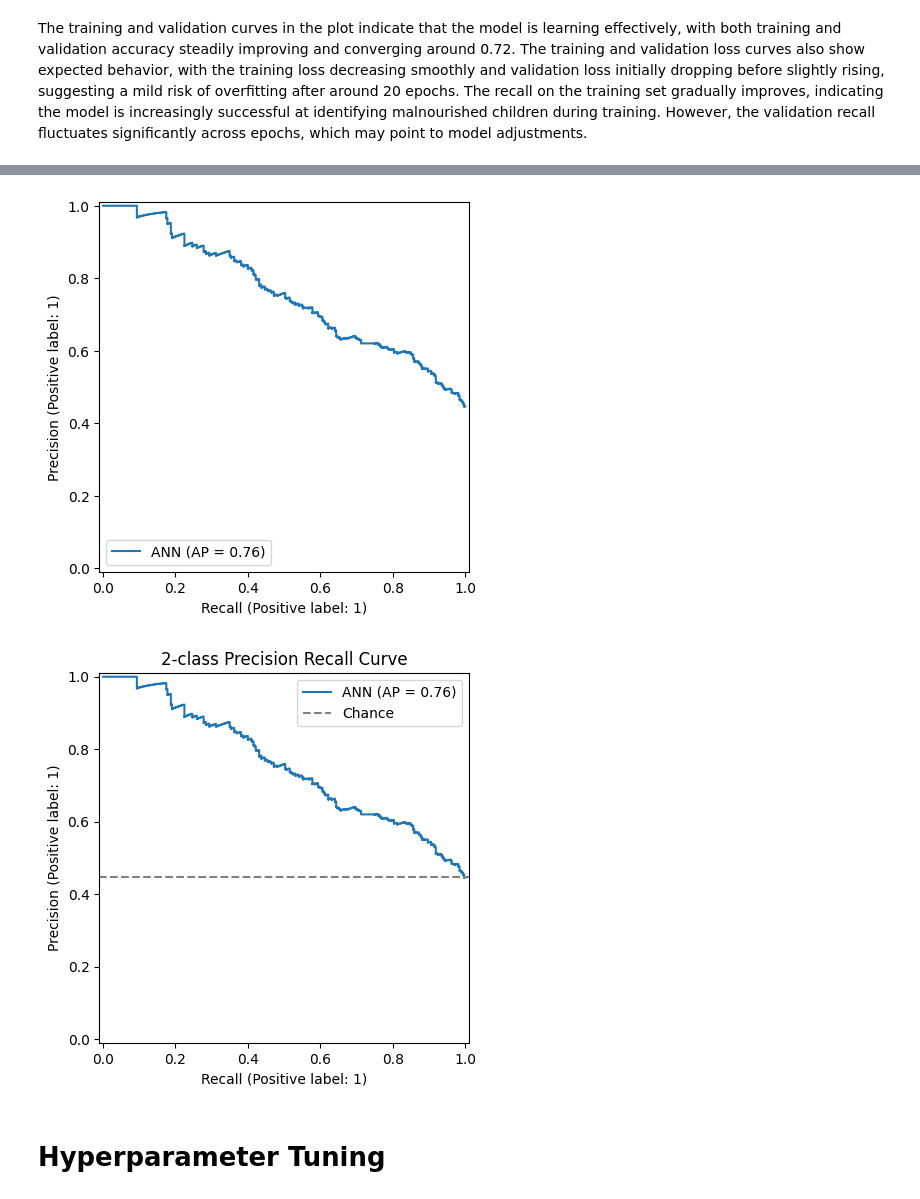
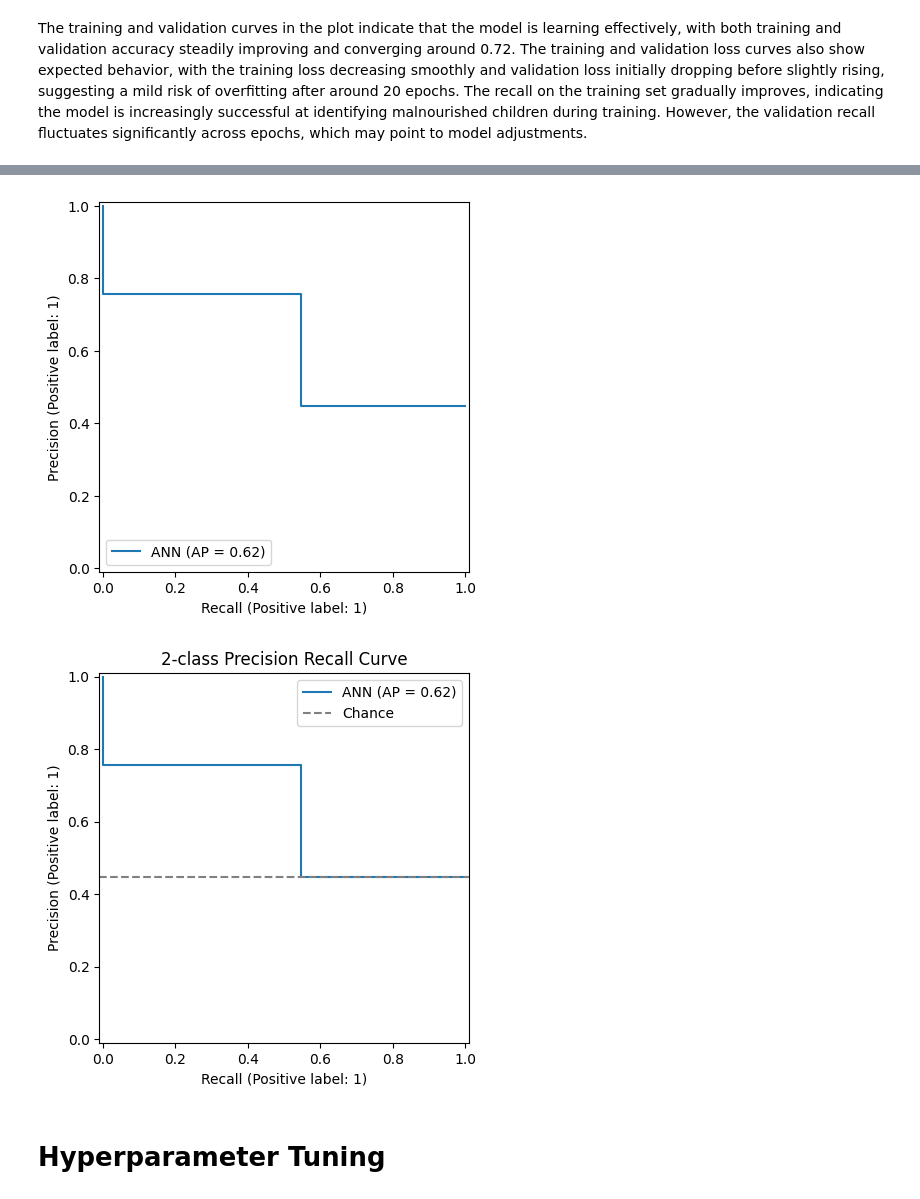
Before and after one commit to deepakbastola/malnutrition, a Jupyter notebook: models/ann.ipynb, the cells around one changed output, grey strips where cells are left out. Saved outputs shown, nothing was run; the diff lists cells and outputs as text; code cells hidden in the pictures.

```diff
--- a/models/ann.ipynb
+++ b/models/ann.ipynb
@@ -145,7 +149,7 @@ ann_base = Sequential([
 ann_base.compile(
     optimizer=Adam(learning_rate=0.005),
     loss='binary_crossentropy',
-    metrics=['accuracy', 'recall']
+    metrics=['accuracy', Recall(name='recall')]
 )
 
 # Early stopping to avoid overfitting
@@ -228,8 +232,6 @@ plt.show()
 # %% [markdown]
 The training and validation curves in the plot indicate that the model is learning effectively, with both training and validation accuracy steadily improving and converging around 0.72. The training and validation loss curves also show expected behavior, with the training loss decreasing smoothly and validation loss initially dropping before slightly rising, suggesting a mild risk of overfitting after around 20 epochs. The recall on the training set gradually improves, indicating the model is increasingly successful at identifying malnourished children during training. However, the validation recall fluctuates significantly across epochs, which may point to model adjustments.
 # %%
-y_probs = ann_base.predict(X_test)
-y_probs = (y_probs > 0.5).astype("int")
-
-print(classification_report(y_test, y_probs))
+y_pred = (ann_base.predict(X_test) > 0.5).astype("int")
+print(classification_report(y_test, y_pred))
 # %% [output]
@@ -261,11 +255,8 @@ Average Precision: 0.7566134718646733
 # %%
-# Get predicted probabilities
-y_probas = ann_base.predict(X_test).ravel()
-
 # Plot using from_predictions
 display = PrecisionRecallDisplay.from_predictions(
     y_test,
-    y_probas,
+    y_pred,
     name="ANN"
 )
 display.plot()
@@ -278,5 +268,5 @@ plt.show()
-[figure, old version]
+[figure, new version]
-[figure, old version]
+[figure, new version]
 # %% [markdown]
 # Hyperparameter Tuning
 # %%
```
Also changed, not shown: parts of 14 cells of this notebook, 31 other files.
